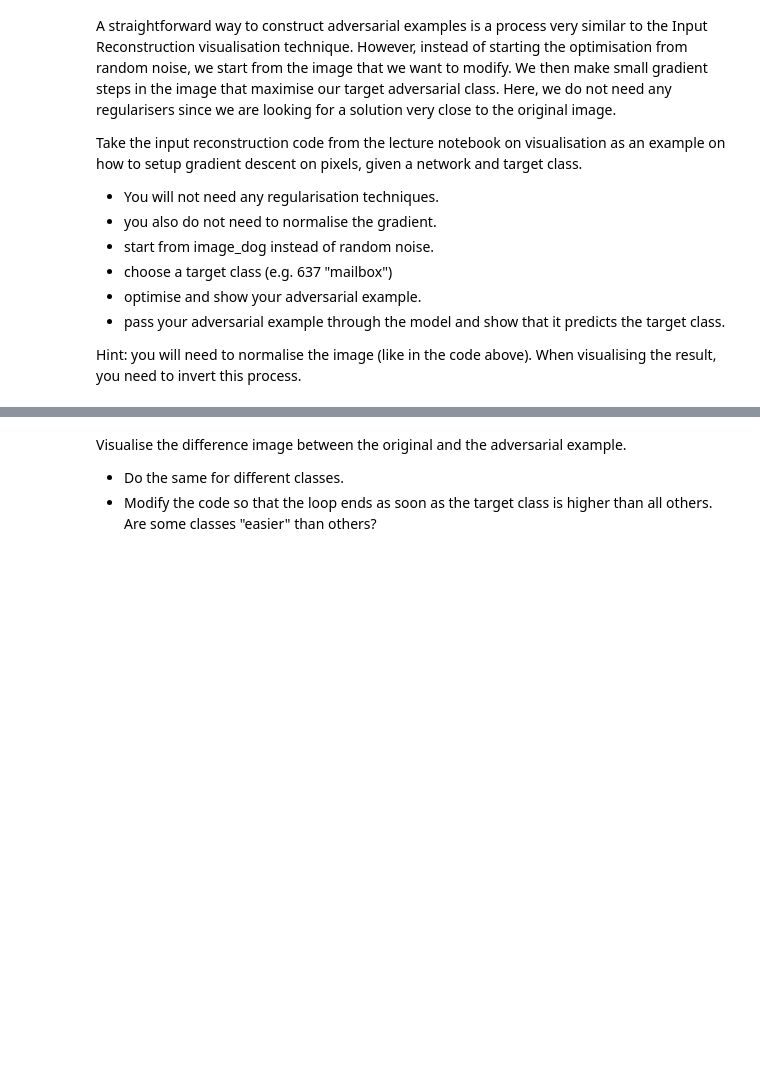
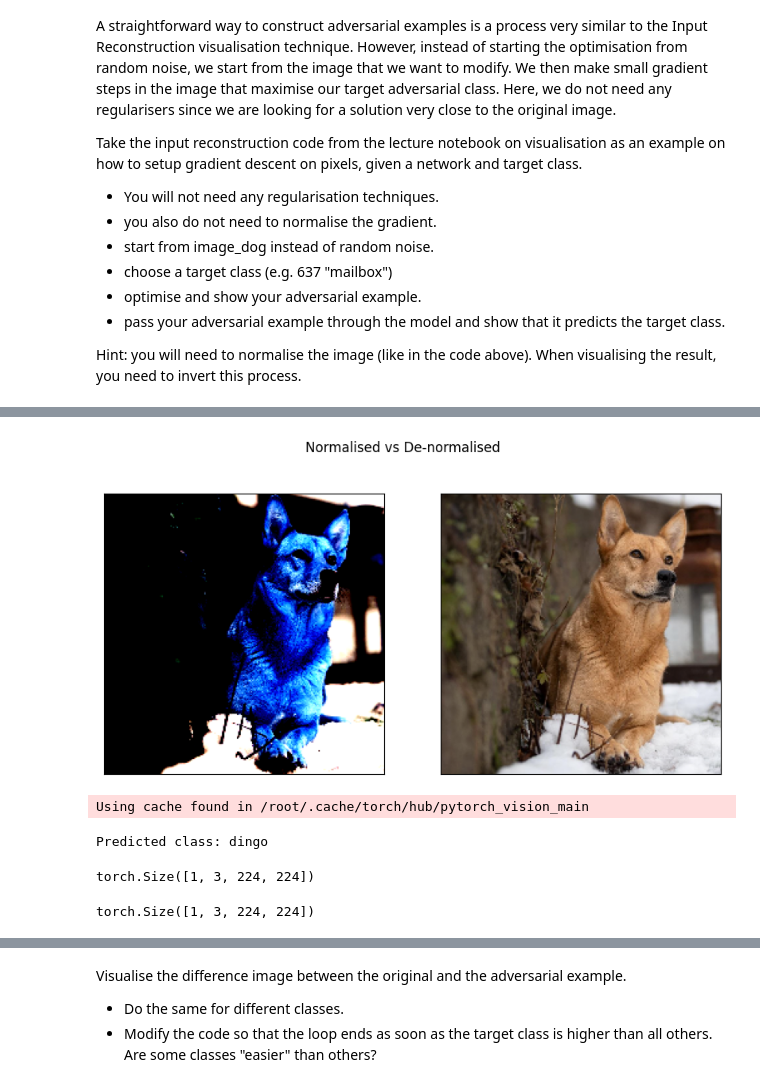
Before and after one commit to BrindanYasodaran/CVIS-oxford, a Jupyter notebook: practical2.ipynb, the cells around one changed output, grey strips where cells are left out. Saved outputs shown, nothing was run; the diff lists cells and outputs as text; code cells hidden in the pictures; blank space fills up the shorter version.

```diff
--- a/practical2.ipynb
+++ b/practical2.ipynb
@@ -757,0 +806,39 @@ print(f'Predicted class of adversarial example: {class_names[pred]}')
+# %%
+def de_normalise_image(x):
+    mean = torch.tensor([0.485, 0.456, 0.406], device=x.device).view(1, 3, 1, 1)
+    std  = torch.tensor([0.229, 0.224, 0.225], device=x.device).view(1, 3, 1, 1)
+
+    # undo normalization: x = (x * std) + mean
+    x = x * std + mean
+
+    # clamp to valid range
+    x = x.clamp(0, 1)
+
+    # to HWC and numpy uint8
+    x = x[0].permute(1, 2, 0).detach().cpu().numpy()      # (H, W, 3), float32 in [0,1]
+    x = (x * 255).astype(np.uint8)
+
+    return x
+
+# x_norm is your normalised tensor (called `image` above)
+x_norm = image
+
+# de-normalise it
+x_denorm = de_normalise_image(x_norm)    # (H,W,3), uint8
+# change to rgb for plotting
+x_denorm = cv2.cvtColor(x_denorm, cv2.COLOR_BGR2RGB)
+
+vis = Visualizer(
+    num_rows=1,
+    num_cols=2,
+    figsize=(10, 5),
+    axis_off=True,
+    title='Normalised vs De-normalised'
+)
+
+# left: normalised tensor
+vis.add_image_subplot(0, 0, x_norm[0].permute(1, 2, 0).detach().cpu().numpy()  )
+
+# right: de-normalised tensor
+vis.add_image_subplot(0, 1, x_denorm)
+# %% [output]
@@ -757,0 +846,20 @@ print(f'Predicted class of adversarial example: {class_names[pred]}')
+[figure, added]
+# %%
+model = torch.hub.load('pytorch/vision', 'resnet50', weights=torchvision.models.resnet.ResNet50_Weights.DEFAULT)
+class_names = torchvision.models.resnet.ResNet18_Weights.DEFAULT.meta["categories"]
+
+# pass image through model
+output = model(image)
+pred = output.argmax()
+print(f'Predicted class: {class_names[pred]}')
+# %% [output]
+Using cache found in /root/.cache/torch/hub/pytorch_vision_main
+Predicted class: dingo
+# %%
+image.shape
+# %% [output]
+torch.Size([1, 3, 224, 224])
+# %%
+x_norm.shape
+# %% [output]
+torch.Size([1, 3, 224, 224])
```
Also changed, not shown: parts of 33 cells of this notebook.
